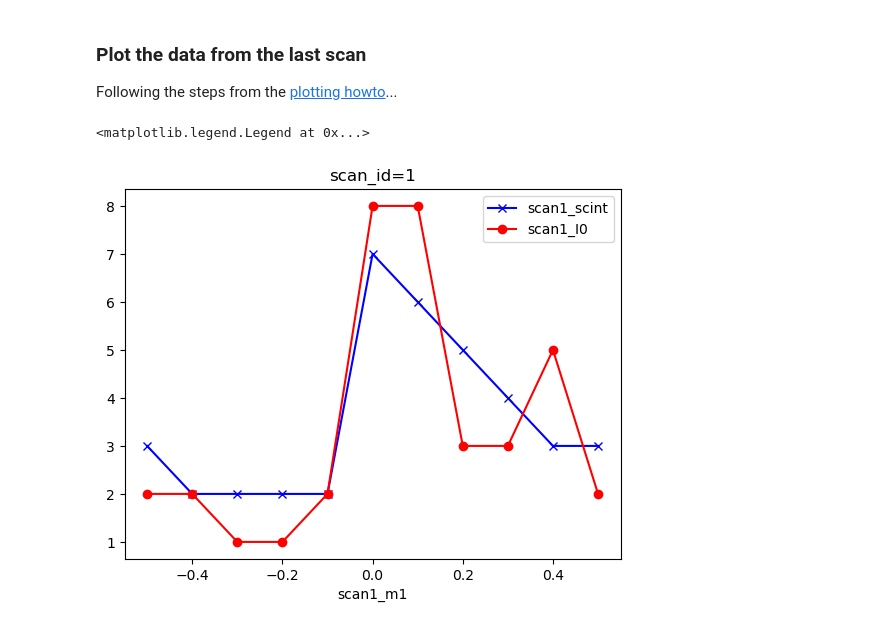
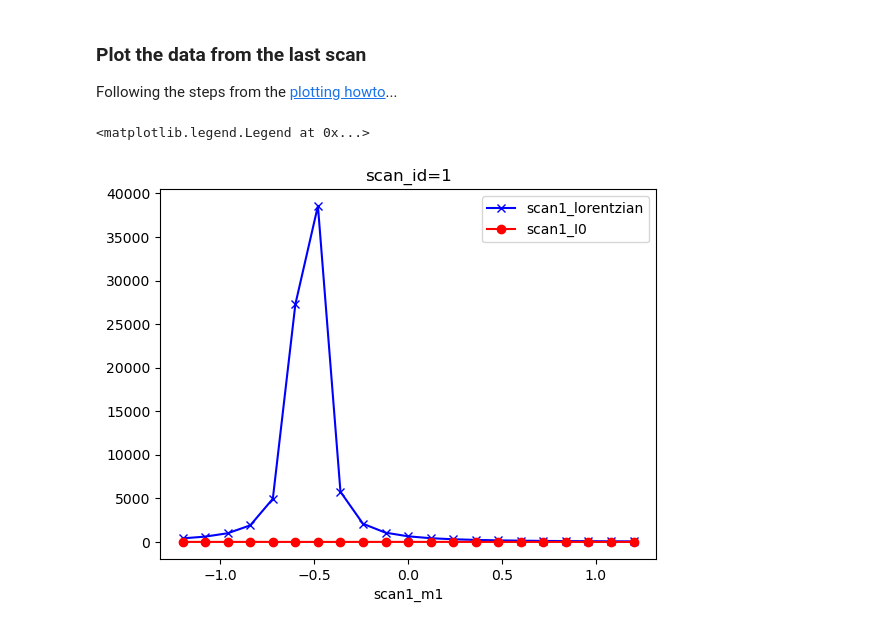
Before and after one commit to BCDA-APS/bluesky_training, a Jupyter notebook: docs/source/example/_busy_fly_scan.ipynb, the cells around one changed output. Drawn from its saved outputs; the diff is of its cells as text; code cells hidden in the pictures.

Commit message:
DOC #247 save sscan data as bluesky events

```diff
--- a/docs/source/example/_busy_fly_scan.ipynb
+++ b/docs/source/example/_busy_fly_scan.ipynb
@@ -218,6 +218,7 @@ For both phases, the swait record watches its busy record (the PV name in channe
 Create local (ophyd-style) objects to connect with the EPICS IOC records.
 # %%
 from apstools.synApps import SseqRecord, SwaitRecord
+from ophyd import EpicsSignal
 
 IOC = "gp:"
 
@@ -229,6 +230,13 @@ fly_swait = SwaitRecord(f"{IOC}userCalc12", name="fly_swait")
 
 for obj in (ifly, taxi_sseq, taxi_swait, fly_sseq, fly_swait):
     obj.wait_for_connection()
+
+# just in case these are not already enabled
+sseq_enable = EpicsSignal(f"{IOC}userStringSeqEnable", name="sseq_enable")
+swait_enable = EpicsSignal(f"{IOC}userCalcEnable", name="swait_enable")
+for obj in (sseq_enable, swait_enable):
+    obj.wait_for_connection()
+    obj.put("Enable")
 # %% [markdown]
 ### Write the plan that prepares EPICS
 
@@ -344,8 +355,10 @@ from ophyd.scaler import ScalerCH
 
 m1 = EpicsMotor(f"{IOC}m1", name="m1")
 scaler1 = ScalerCH(f"{IOC}scaler1", name="scaler1")
+lorentzian = EpicsSignal(f"{IOC}userCalc1", name="lorentzian")
+temperature = EpicsSignal(f"{IOC}userCalc8", name="temperature")
 
-for obj in (m1, scaler1):
+for obj in (m1, scaler1, lorentzian, temperature):
     obj.wait_for_connection()
 
 # convenience: pick out the individual detector signals from the scaler
@@ -543,6 +577,8 @@ Write a bluesky plan that puts it all together:
 - get the data
 - publish data to primary stream
 # %%
+from apstools.devices import make_dict_device
+
 def taxi_fly_sscan_plan(start, finish, npts, ct, md={}):
     md["plan_name"] = "taxi_fly_sscan_plan"
     ifly.fly_timeout.put(60)  # might take longer than usual
@@ -564,17 +600,28 @@ def taxi_fly_sscan_plan(start, finish, npts, ct, md={}):
 
     scan1.current_point.subscribe(callback)
 
-    yield from ifly.taxi_fly_plan()  # <--- the taxi/fly scan
+    yield from ifly.run_one_phase("taxi", ifly.taxi)
+    t0_fly = time.time()  # Timestamp start of fly scan.
+    yield from ifly.run_one_phase("fly", ifly.fly)
 
     t1 = time.time() - t0
     logger.info("Fly time: %.3f s", t1)
     scan1.current_point.clear_sub(callback)
-    data = get_taxi_fly_sscan_data()
-    data.timestamps.put(timestamps.get())
 
-    yield from bps.create(name="primary")
-    yield from bps.read(data)
-    yield from bps.save()
+    # Get the data arrays from the sscan record.
+    data = get_taxi_fly_sscan_data(t0_fly)
+
+    # Post the data as discrete bluesky events.
+    timestamps = data.pop("__timestamps__")
+    event_device = make_dict_device(data, name=scan1.name)
+    for i, ts in enumerate(timestamps):
+        for k in data.keys():
+            obj = getattr(event_device, k)
+            obj.put(data[k][i])
+            obj._metadata["timestamp"] = ts
+        yield from bps.create(name="primary")
+        yield from bps.read(event_device)
+        yield from bps.save()
     yield from bps.close_run()
 # %% [markdown]
 ### Run the complete taxi/fly scan
@@ -592,7 +639,7 @@ The `m1` motor will be moved in constant size steps between `start` and
 `finish`.  At each step of the scan, the scaler will be triggered to accumulate
 counts for `ct` seconds in each of its detector channels.
 # %%
-uids = RE(taxi_fly_sscan_plan(-0.5, 0.5, 11, 0.5))
+uids = RE(taxi_fly_sscan_plan(-1.2, 1.2, 21, 0.2))
 run = cat[uids[0]]
 run
 # %% [output]
@@ -628,17 +679,17 @@ Following the steps from the [plotting howto](https://bcda-aps.github.io/bluesky
 # %%
 %matplotlib inline
 import matplotlib.pyplot as plt
 plt.ion()
 
-x = dataset["scan1_m1"][0]
-y1 = dataset["scan1_scint"][0]
-y2 = dataset["scan1_I0"][0]
+x = dataset["scan1_m1"]
+y1 = dataset["scan1_lorentzian"]
+y2 = dataset["scan1_I0"]
 
 plt.plot(x.values, y1.values, "bx-", label=y1.name)
 plt.plot(x.values, y2.values, "ro-", label=y2.name)
 plt.xlabel(x.name)
 plt.title(f"scan_id={run.metadata['start']['scan_id']}")
 plt.legend()
 # %% [output]
 <matplotlib.legend.Legend at 0x...>
-[figure, old version]
+[figure, new version]
```
Also changed, not shown: parts of 14 cells of this notebook.
